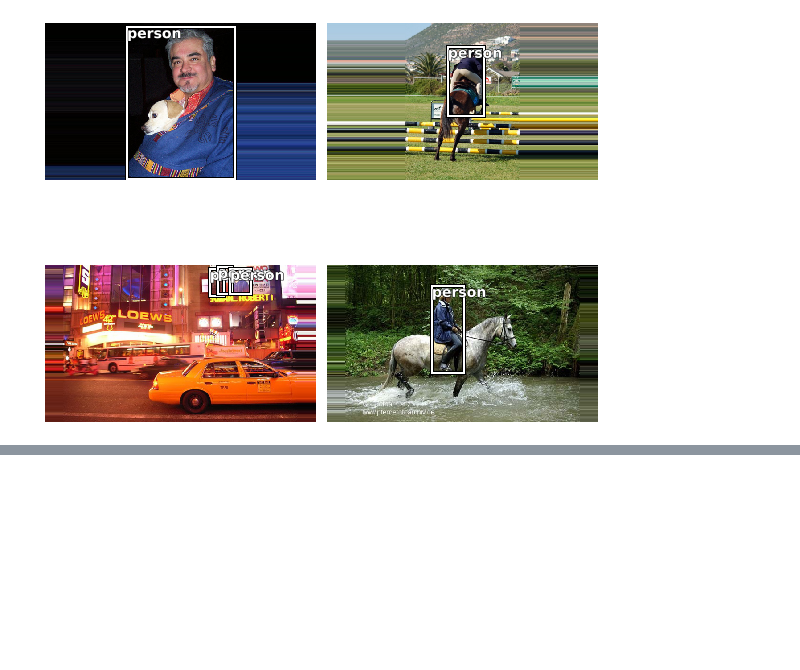
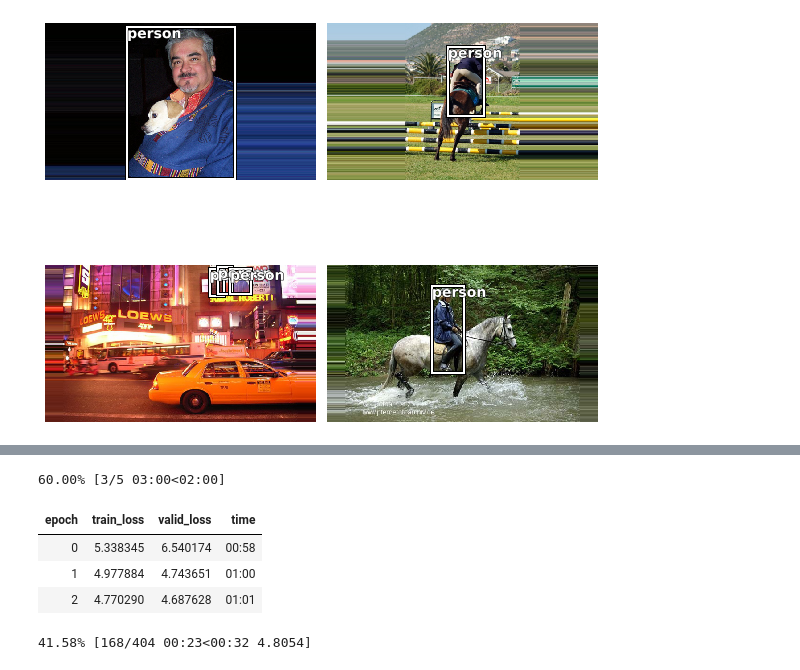
Before and after one commit to Mersive-Technologies/yolov3, a Jupyter notebook: fastai.ipynb, the cells around one changed output, grey strips where cells are left out. Saved outputs shown, nothing was run; the diff lists cells and outputs as text; code cells hidden in the pictures; blank space fills up the shorter version.

```diff
--- a/fastai.ipynb
+++ b/fastai.ipynb
@@ -157,0 +160,9 @@ learner.fit(1)
+# %%
+fit_one_cycle(learner, 5, max_lr=3e-1)
+# %% [output]
+60.00% [3/5 03:00<02:00]
+| epoch | train_loss | valid_loss | time |
+| 0 | 5.338345 | 6.540174 | 00:58 |
+| 1 | 4.977884 | 4.743651 | 01:00 |
+| 2 | 4.770290 | 4.687628 | 01:01 |
+41.58% [168/404 00:23<00:32 4.8054]
```
Also changed, not shown: parts of 6 cells of this notebook, 2 other files.
